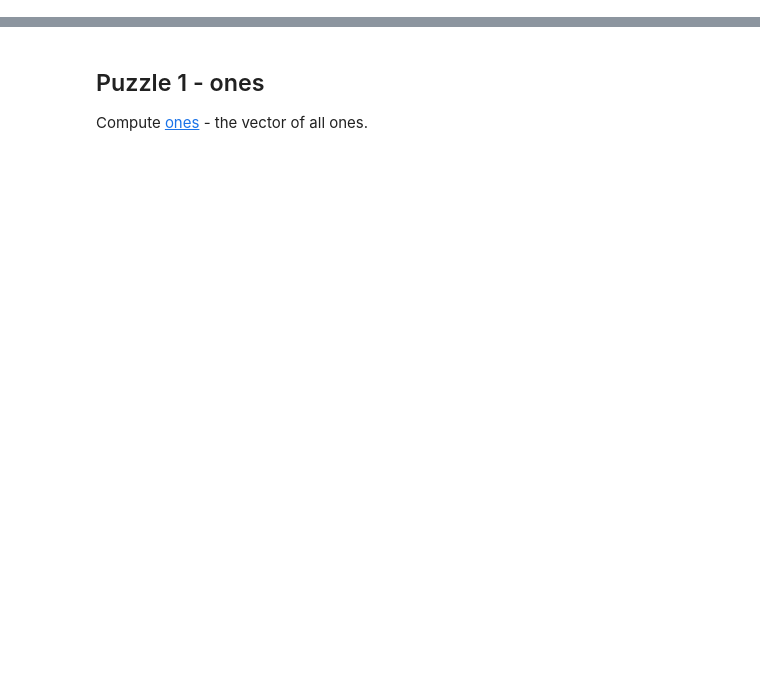
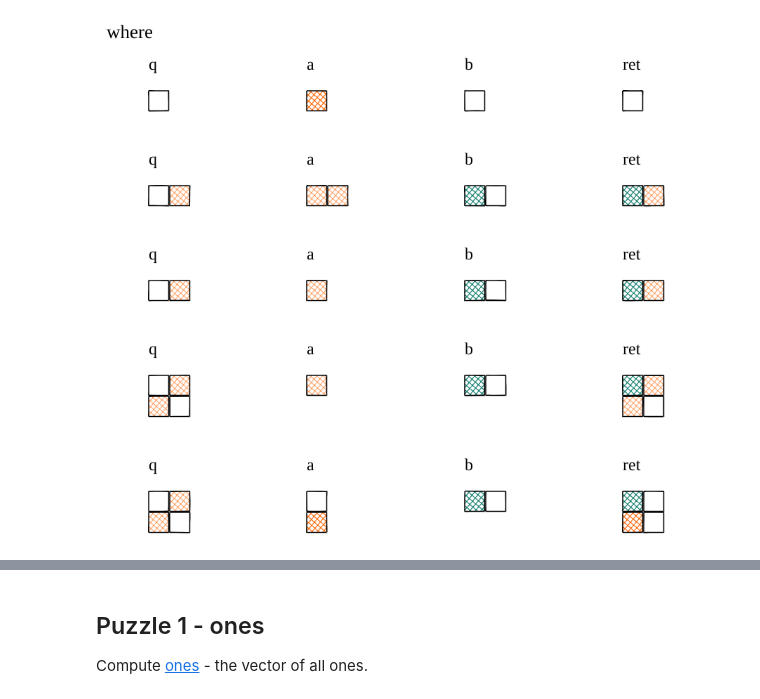
Before and after one commit to srush/Tensor-Puzzles, a Jupyter notebook: Tensor Puzzlers.ipynb, the cells around one changed output, grey strips where cells are left out. Drawn from its saved outputs; the diff is of its cells as text; code cells hidden in the pictures; blank space fills up the shorter version.

```diff
--- a/Tensor Puzzlers.ipynb
+++ b/Tensor Puzzlers.ipynb
@@ -59,0 +351,18 @@ def where(q, a, b):
+# %%
+def where(q, a, b):
+    "Use this statement to replace an if-statement."
+    return (q * a) + (~q) * b
+
+# In my diagrams, orange is positive/True, where is zero/False, and green is negative.
+
+examples = [(tensor([False]), tensor([10]), tensor([0])),
+            (tensor([False, True]), tensor([1, 1]), tensor([-10, 0])),
+            (tensor([False, True]), tensor([1]), tensor([-10, 0])),
+            (tensor([[False, True], [True, False]]), tensor([1]), tensor([-10, 0])),
+            (tensor([[False, True], [True, False]]), tensor([[0], [10]]), tensor([-10, 0])),
+           ]
+
+
+draw_examples("where", [{"q": q, "a":a, "b":b, "ret": where(q, a, b)} for q, a, b in examples])
+# %% [output]
+[figure, added]
```
Also changed, not shown: parts of 64 cells of this notebook, 21 other files.
